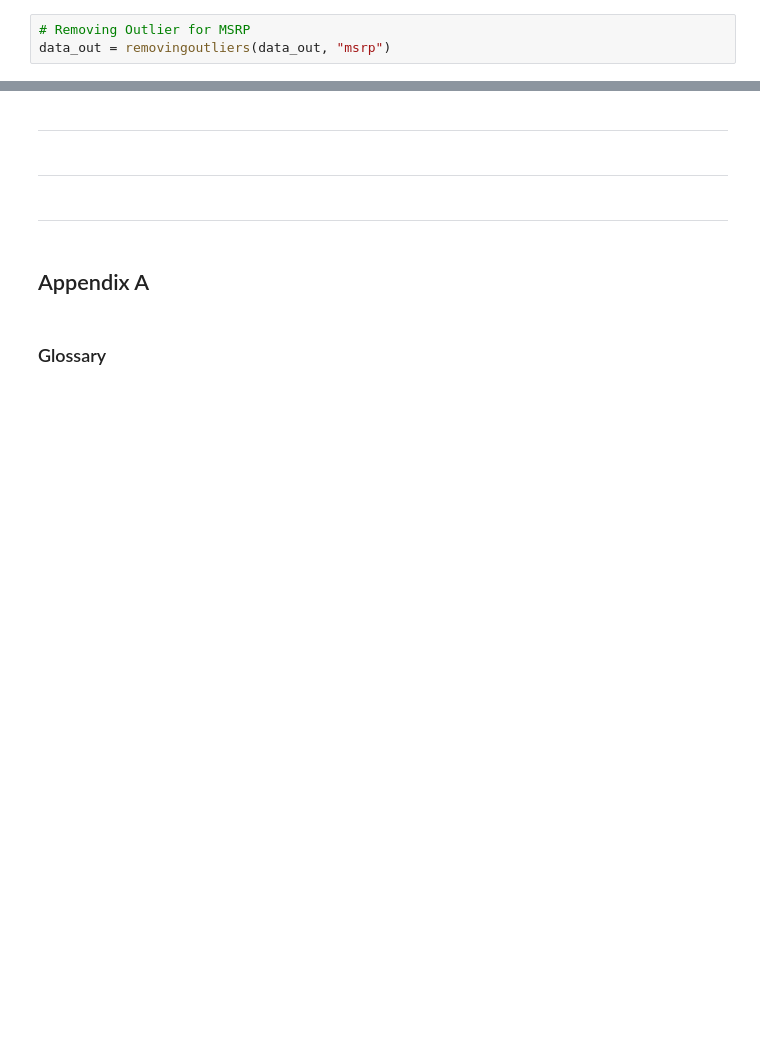
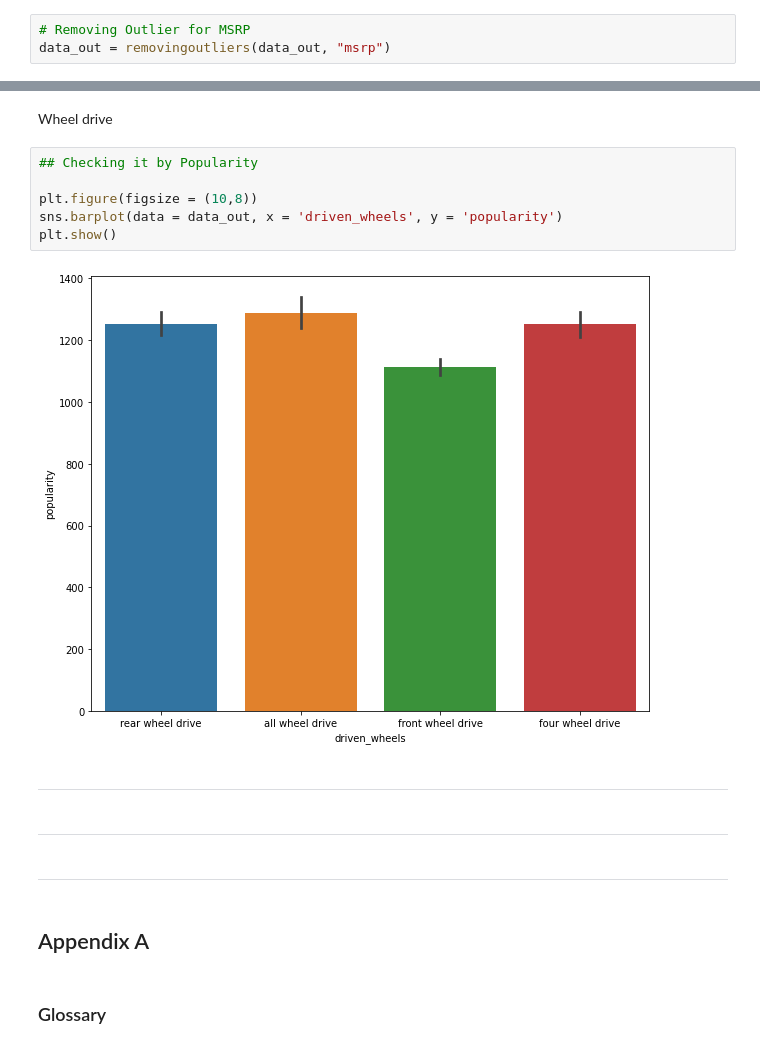
Before and after one commit to atkuzmanov/softuni-ai-ml-repo-project-2021, a Jupyter notebook: softuni-ai-ml-repo-project-2021-v1.ipynb, the cells around one changed output, grey strips where cells are left out. Saved outputs shown, nothing was run; the diff lists cells and outputs as text; blank space fills up the shorter version.

```diff
--- a/softuni-ai-ml-repo-project-2021-v1.ipynb
+++ b/softuni-ai-ml-repo-project-2021-v1.ipynb
@@ -922,3 +935,13 @@ We see AUTOMATED_MANUAL is the expensive one.
+# %% [markdown]
+Wheel drive
+# %%
+## Checking it by Popularity
+
+plt.figure(figsize = (10,8))
+sns.barplot(data = data_out, x = 'driven_wheels', y = 'popularity')
+plt.show()
+# %% [output]
+[figure, added]
 # %% [markdown]
 ---
 # %% [markdown]
```
Also changed, not shown: parts of 84 cells of this notebook.
